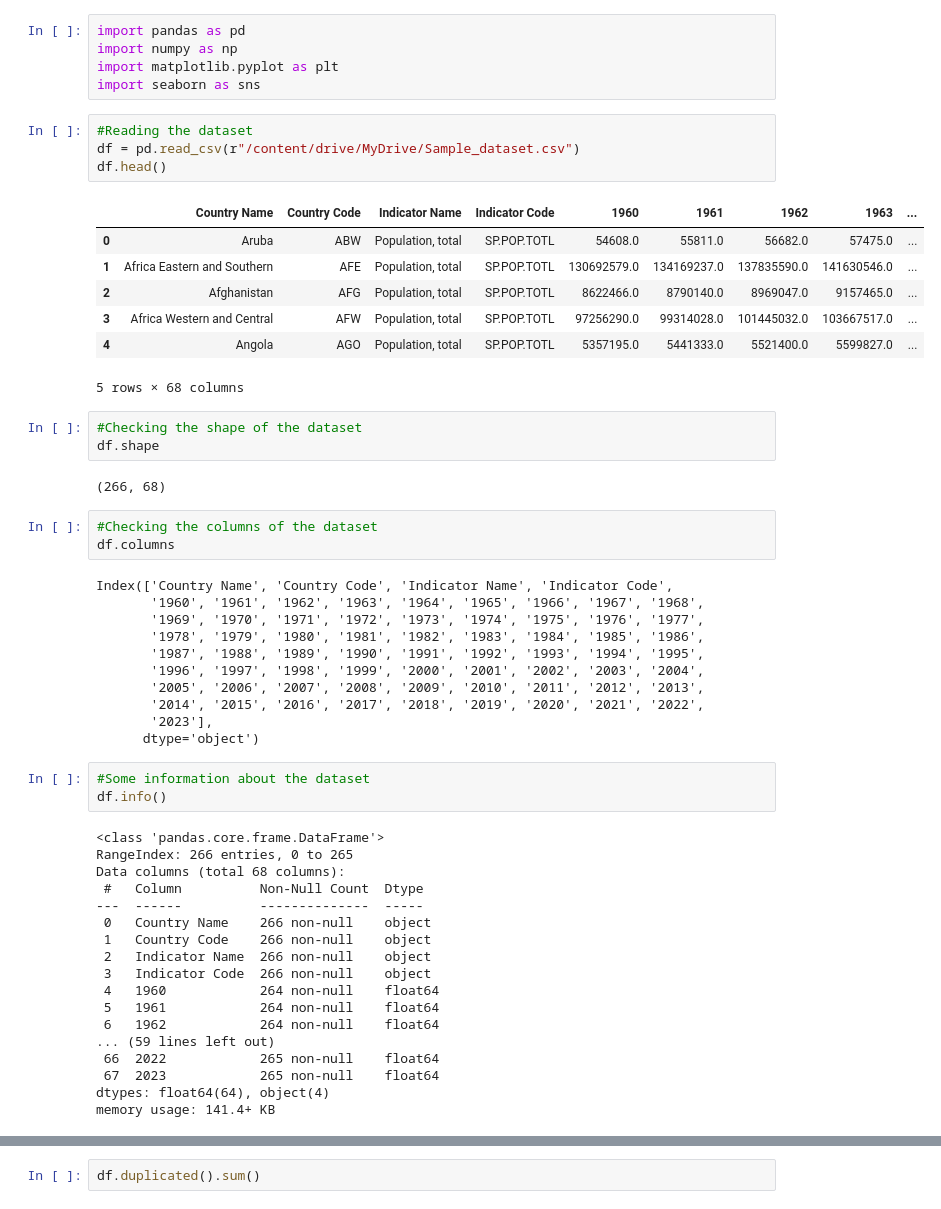
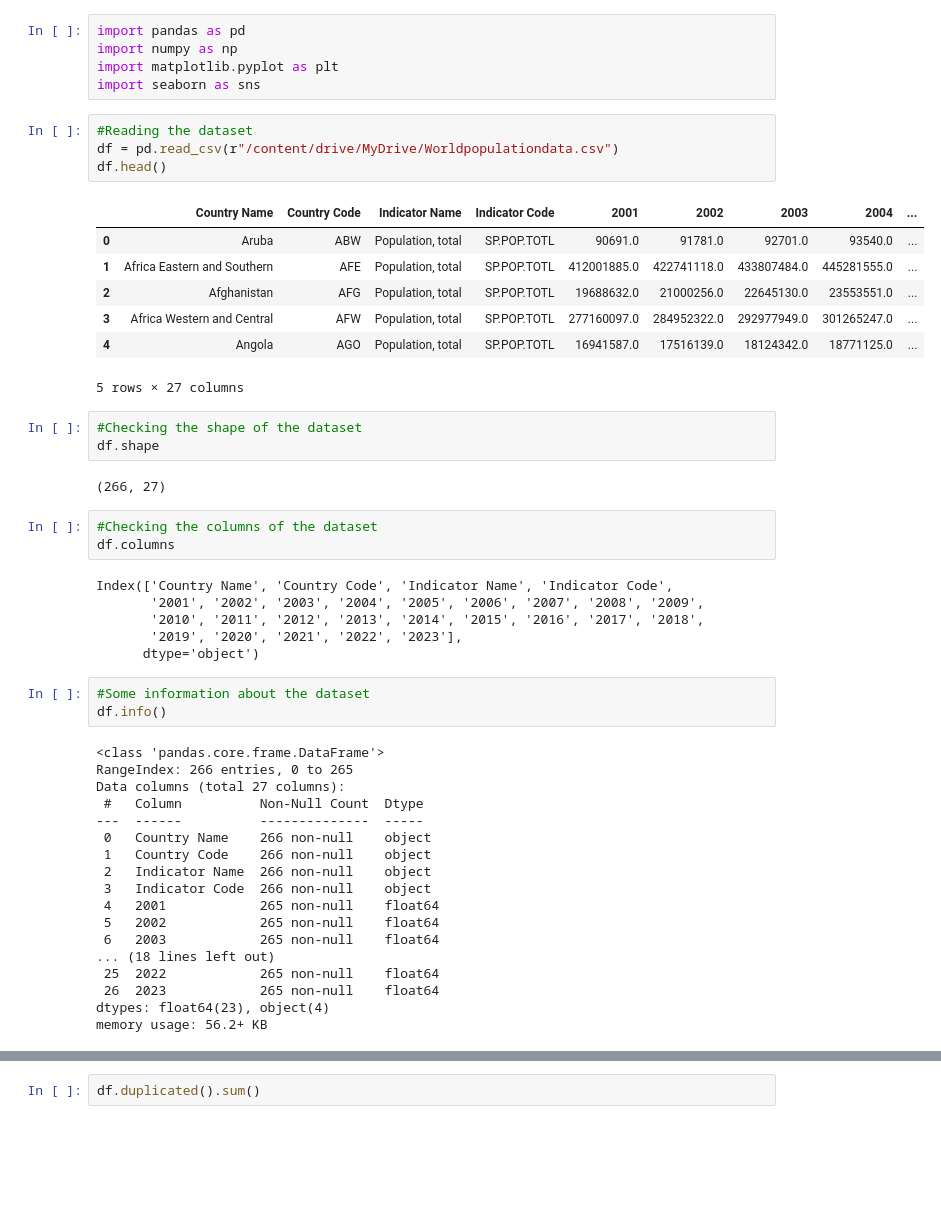
Before and after one commit to Arunsingh0501/skillCraft, a Jupyter notebook: SCT_DS_1.ipynb, the cells around one changed output, grey strips where cells are left out. Saved outputs shown, nothing was run; the diff lists cells and outputs as text; blank space fills up the shorter version.

```diff
--- a/SCT_DS_1.ipynb
+++ b/SCT_DS_1.ipynb
@@ -7,34 +7,29 @@ import matplotlib.pyplot as plt
 import seaborn as sns
 # %%
 #Reading the dataset
-df = pd.read_csv(r"/content/drive/MyDrive/Sample_dataset.csv")
+df = pd.read_csv(r"/content/drive/MyDrive/Worldpopulationdata.csv")
 df.head()
 # %% [output]
-|  | Country Name | Country Code | Indicator Name | Indicator Code | 1960 | 1961 | 1962 | 1963 | ... |
-| 0 | Aruba | ABW | Population, total | SP.POP.TOTL | 54608.0 | 55811.0 | 56682.0 | 57475.0 | ... |
-| 1 | Africa Eastern and Southern | AFE | Population, total | SP.POP.TOTL | 130692579.0 | 134169237.0 | 137835590.0 | 141630546.0 | ... |
-| 2 | Afghanistan | AFG | Population, total | SP.POP.TOTL | 8622466.0 | 8790140.0 | 8969047.0 | 9157465.0 | ... |
-| 3 | Africa Western and Central | AFW | Population, total | SP.POP.TOTL | 97256290.0 | 99314028.0 | 101445032.0 | 103667517.0 | ... |
-| 4 | Angola | AGO | Population, total | SP.POP.TOTL | 5357195.0 | 5441333.0 | 5521400.0 | 5599827.0 | ... |
+|  | Country Name | Country Code | Indicator Name | Indicator Code | 2001 | 2002 | 2003 | 2004 | ... |
+| 0 | Aruba | ABW | Population, total | SP.POP.TOTL | 90691.0 | 91781.0 | 92701.0 | 93540.0 | ... |
+| 1 | Africa Eastern and Southern | AFE | Population, total | SP.POP.TOTL | 412001885.0 | 422741118.0 | 433807484.0 | 445281555.0 | ... |
+| 2 | Afghanistan | AFG | Population, total | SP.POP.TOTL | 19688632.0 | 21000256.0 | 22645130.0 | 23553551.0 | ... |
+| 3 | Africa Western and Central | AFW | Population, total | SP.POP.TOTL | 277160097.0 | 284952322.0 | 292977949.0 | 301265247.0 | ... |
+| 4 | Angola | AGO | Population, total | SP.POP.TOTL | 16941587.0 | 17516139.0 | 18124342.0 | 18771125.0 | ... |
-5 rows × 68 columns
+5 rows × 27 columns
 # %%
 #Checking the shape of the dataset
 df.shape
 # %% [output]
-(266, 68)
+(266, 27)
 # %%
 #Checking the columns of the dataset
 df.columns
 # %% [output]
 Index(['Country Name', 'Country Code', 'Indicator Name', 'Indicator Code',
-       '1960', '1961', '1962', '1963', '1964', '1965', '1966', '1967', '1968',
-       '1969', '1970', '1971', '1972', '1973', '1974', '1975', '1976', '1977',
-       '1978', '1979', '1980', '1981', '1982', '1983', '1984', '1985', '1986',
-       '1987', '1988', '1989', '1990', '1991', '1992', '1993', '1994', '1995',
-       '1996', '1997', '1998', '1999', '2000', '2001', '2002', '2003', '2004',
-       '2005', '2006', '2007', '2008', '2009', '2010', '2011', '2012', '2013',
-       '2014', '2015', '2016', '2017', '2018', '2019', '2020', '2021', '2022',
-       '2023'],
+       '2001', '2002', '2003', '2004', '2005', '2006', '2007', '2008', '2009',
+       '2010', '2011', '2012', '2013', '2014', '2015', '2016', '2017', '2018',
+       '2019', '2020', '2021', '2022', '2023'],
       dtype='object')
 # %%
 #Some information about the dataset
@@ -42,21 +37,21 @@ df.info()
 # %% [output]
 <class 'pandas.core.frame.DataFrame'>
 RangeIndex: 266 entries, 0 to 265
-Data columns (total 68 columns):
+Data columns (total 27 columns):
  #   Column          Non-Null Count  Dtype
 ---  ------          --------------  -----
  0   Country Name    266 non-null    object
  1   Country Code    266 non-null    object
  2   Indicator Name  266 non-null    object
  3   Indicator Code  266 non-null    object
- 4   1960            264 non-null    float64
- 5   1961            264 non-null    float64
- 6   1962            264 non-null    float64
-... (59 lines left out)
- 66  2022            265 non-null    float64
- 67  2023            265 non-null    float64
-dtypes: float64(64), object(4)
-memory usage: 141.4+ KB
+ 4   2001            265 non-null    float64
+ 5   2002            265 non-null    float64
+ 6   2003            265 non-null    float64
+... (18 lines left out)
+ 25  2022            265 non-null    float64
+ 26  2023            265 non-null    float64
+dtypes: float64(23), object(4)
+memory usage: 56.2+ KB
 # %%
 df.describe()
 # %% [output]
```
Also changed, not shown: parts of 28 cells of this notebook.
